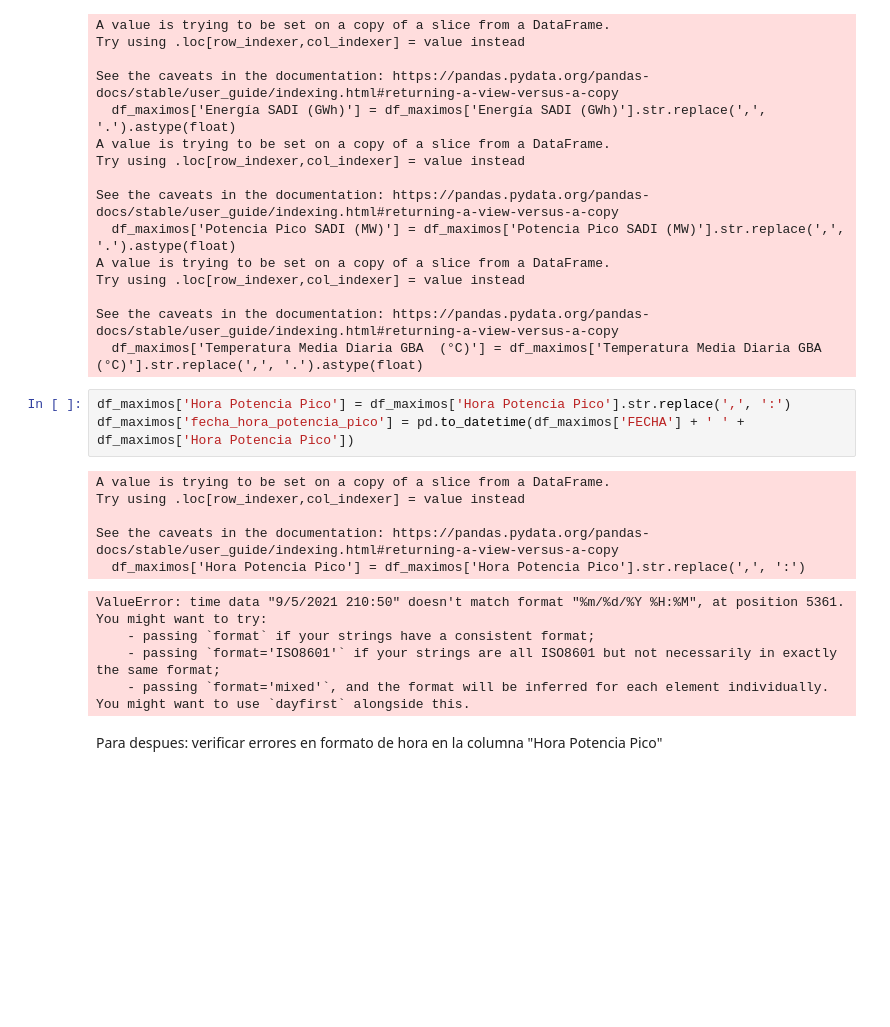
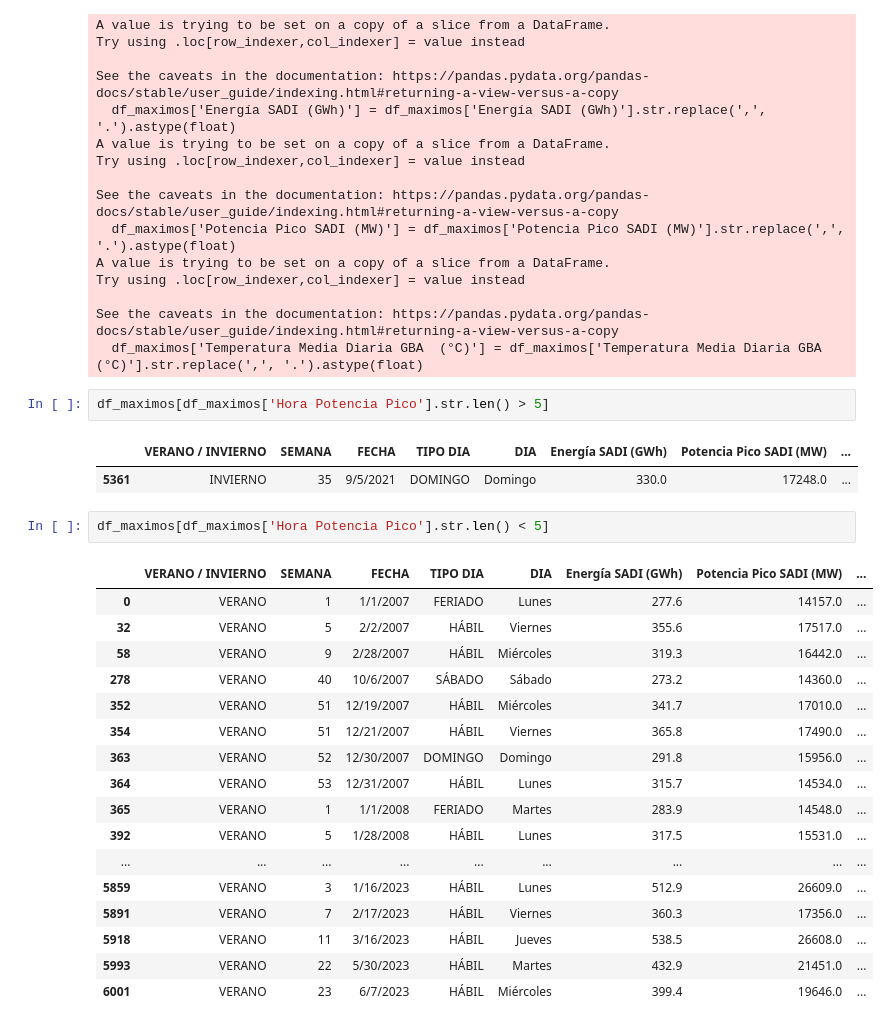
Before and after one commit to JaviCeRodriguez/Contar-Con-Datos-2023, a Jupyter notebook: eda/cammesa_maximos_historicos.ipynb, the cells around one changed output. Drawn from its saved outputs; the diff is of its cells as text; blank space fills up the shorter version.

```diff
--- a/eda/cammesa_maximos_historicos.ipynb
+++ b/eda/cammesa_maximos_historicos.ipynb
@@ -67,18 +68,28 @@ Try using .loc[row_indexer,col_indexer] = value instead
 
 See the caveats in the documentation: https://pandas.pydata.org/pandas-docs/stable/user_guide/indexing.html#returning-a-view-versus-a-copy
   df_maximos['Temperatura Media Diaria GBA  (°C)'] = df_maximos['Temperatura Media Diaria GBA  (°C)'].str.replace(',', '.').astype(float)
-# %%
-df_maximos['Hora Potencia Pico'] = df_maximos['Hora Potencia Pico'].str.replace(',', ':')
-df_maximos['fecha_hora_potencia_pico'] = pd.to_datetime(df_maximos['FECHA'] + ' ' + df_maximos['Hora Potencia Pico'])
-# %% [output]
-A value is trying to be set on a copy of a slice from a DataFrame.
-Try using .loc[row_indexer,col_indexer] = value instead
-
-See the caveats in the documentation: https://pandas.pydata.org/pandas-docs/stable/user_guide/indexing.html#returning-a-view-versus-a-copy
-  df_maximos['Hora Potencia Pico'] = df_maximos['Hora Potencia Pico'].str.replace(',', ':')
-ValueError: time data "9/5/2021 210:50" doesn't match format "%m/%d/%Y %H:%M", at position 5361. You might want to try:
-    - passing `format` if your strings have a consistent format;
-    - passing `format='ISO8601'` if your strings are all ISO8601 but not necessarily in exactly the same format;
-    - passing `format='mixed'`, and the format will be inferred for each element individually. You might want to use `dayfirst` alongside this.
-# %% [markdown]
-Para despues: verificar errores en formato de hora en la columna "Hora Potencia Pico"
+# %%
+df_maximos[df_maximos['Hora Potencia Pico'].str.len() > 5]
+# %% [output]
+|  | VERANO / INVIERNO | SEMANA | FECHA | TIPO DIA | DIA | Energía SADI (GWh) | Potencia Pico SADI (MW) | ... |
+| 5361 | INVIERNO | 35 | 9/5/2021 | DOMINGO | Domingo | 330.0 | 17248.0 | ... |
+# %%
+df_maximos[df_maximos['Hora Potencia Pico'].str.len() < 5]
+# %% [output]
+|  | VERANO / INVIERNO | SEMANA | FECHA | TIPO DIA | DIA | Energía SADI (GWh) | Potencia Pico SADI (MW) | ... |
+| 0 | VERANO | 1 | 1/1/2007 | FERIADO | Lunes | 277.6 | 14157.0 | ... |
+| 32 | VERANO | 5 | 2/2/2007 | HÁBIL | Viernes | 355.6 | 17517.0 | ... |
+| 58 | VERANO | 9 | 2/28/2007 | HÁBIL | Miércoles | 319.3 | 16442.0 | ... |
+| 278 | VERANO | 40 | 10/6/2007 | SÁBADO | Sábado | 273.2 | 14360.0 | ... |
+| 352 | VERANO | 51 | 12/19/2007 | HÁBIL | Miércoles | 341.7 | 17010.0 | ... |
+| 354 | VERANO | 51 | 12/21/2007 | HÁBIL | Viernes | 365.8 | 17490.0 | ... |
+| 363 | VERANO | 52 | 12/30/2007 | DOMINGO | Domingo | 291.8 | 15956.0 | ... |
+| 364 | VERANO | 53 | 12/31/2007 | HÁBIL | Lunes | 315.7 | 14534.0 | ... |
+| 365 | VERANO | 1 | 1/1/2008 | FERIADO | Martes | 283.9 | 14548.0 | ... |
+| 392 | VERANO | 5 | 1/28/2008 | HÁBIL | Lunes | 317.5 | 15531.0 | ... |
+| ... | ... | ... | ... | ... | ... | ... | ... | ... |
+| 5859 | VERANO | 3 | 1/16/2023 | HÁBIL | Lunes | 512.9 | 26609.0 | ... |
+| 5891 | VERANO | 7 | 2/17/2023 | HÁBIL | Viernes | 360.3 | 17356.0 | ... |
+| 5918 | VERANO | 11 | 3/16/2023 | HÁBIL | Jueves | 538.5 | 26608.0 | ... |
+| 5993 | VERANO | 22 | 5/30/2023 | HÁBIL | Martes | 432.9 | 21451.0 | ... |
+| 6001 | VERANO | 23 | 6/7/2023 | HÁBIL | Miércoles | 399.4 | 19646.0 | ... |
```
Also changed, not shown: parts of 6 cells of this notebook.
